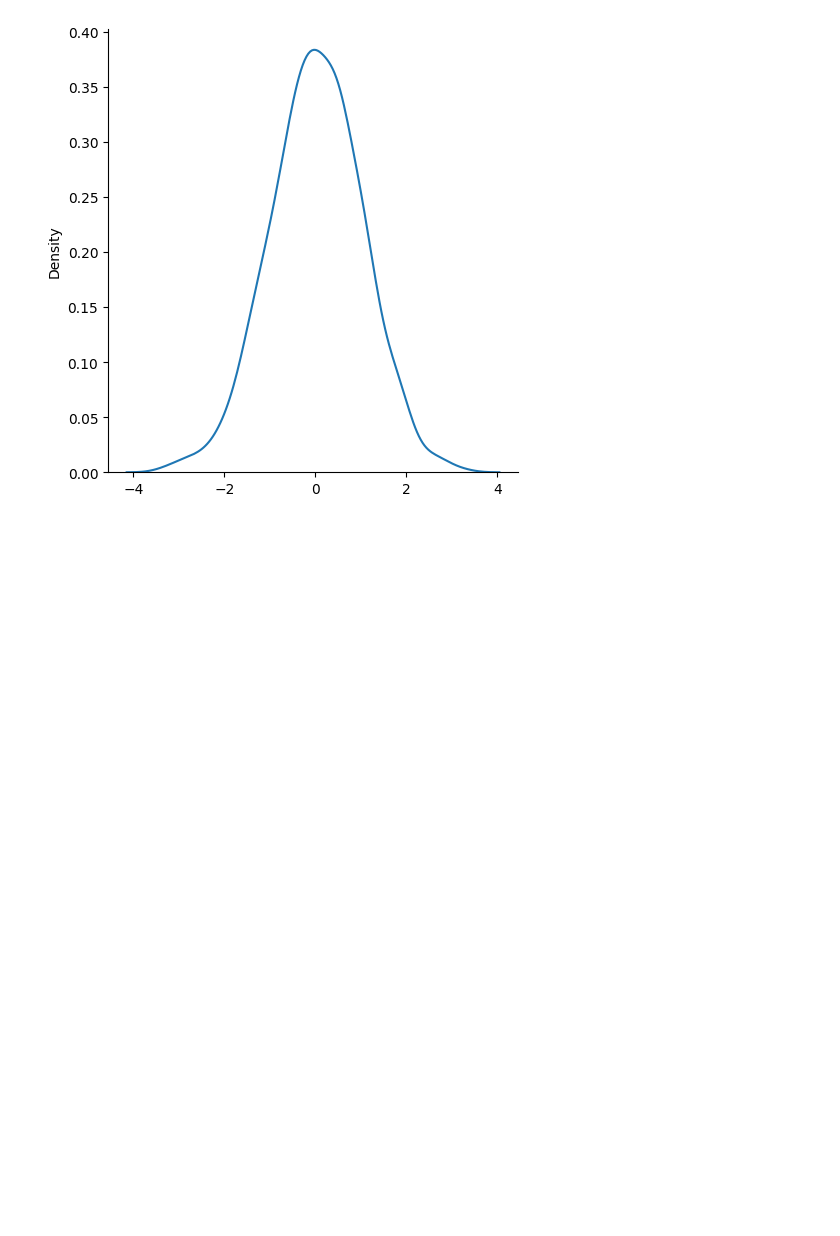
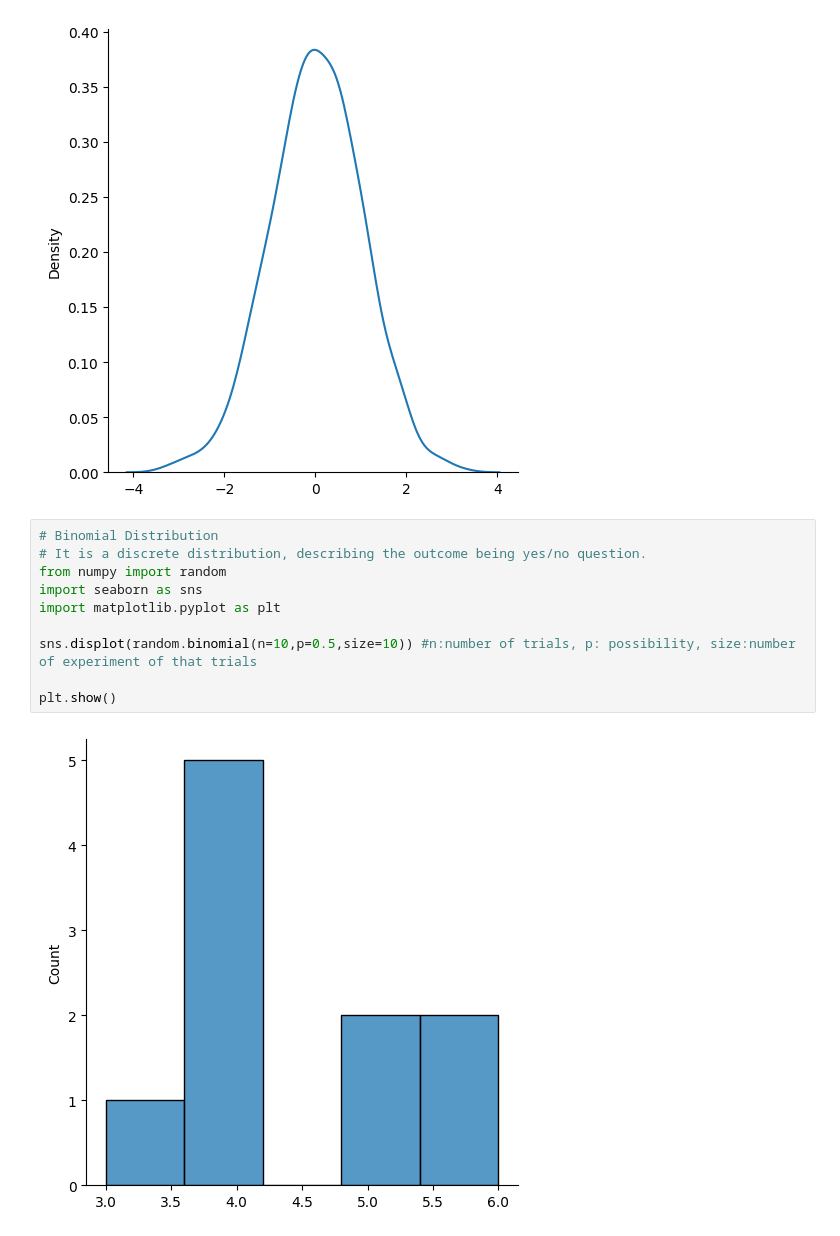
Before and after one commit to yulialee9732/Python-Notes, a Jupyter notebook: numPy/numPy_random.ipynb, the cells around one changed output. Saved outputs shown, nothing was run; the diff lists cells and outputs as text; blank space fills up the shorter version.

```diff
--- a/numPy/numPy_random.ipynb
+++ b/numPy/numPy_random.ipynb
@@ -118,3 +118,15 @@ sns.displot(random.normal(size=1000), kind="kde")
 plt.show()
 # %% [output]
 [figure]
+# %%
+# Binomial Distribution
+# It is a discrete distribution, describing the outcome being yes/no question.
+from numpy import random
+import seaborn as sns
+import matplotlib.pyplot as plt
+
+sns.displot(random.binomial(n=10,p=0.5,size=10)) #n:number of trials, p: possibility, size:number of experiment of that trials
+
+plt.show()
+# %% [output]
+[figure, added]
```
Also changed, not shown: parts of 7 cells of this notebook.
